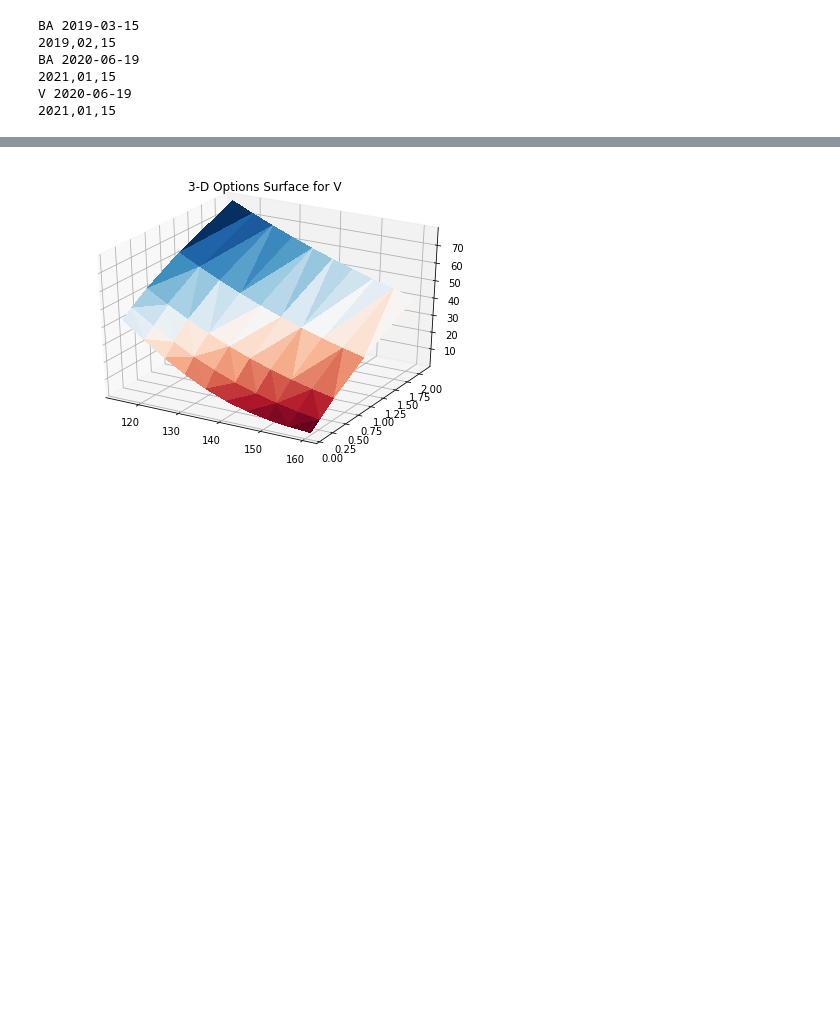
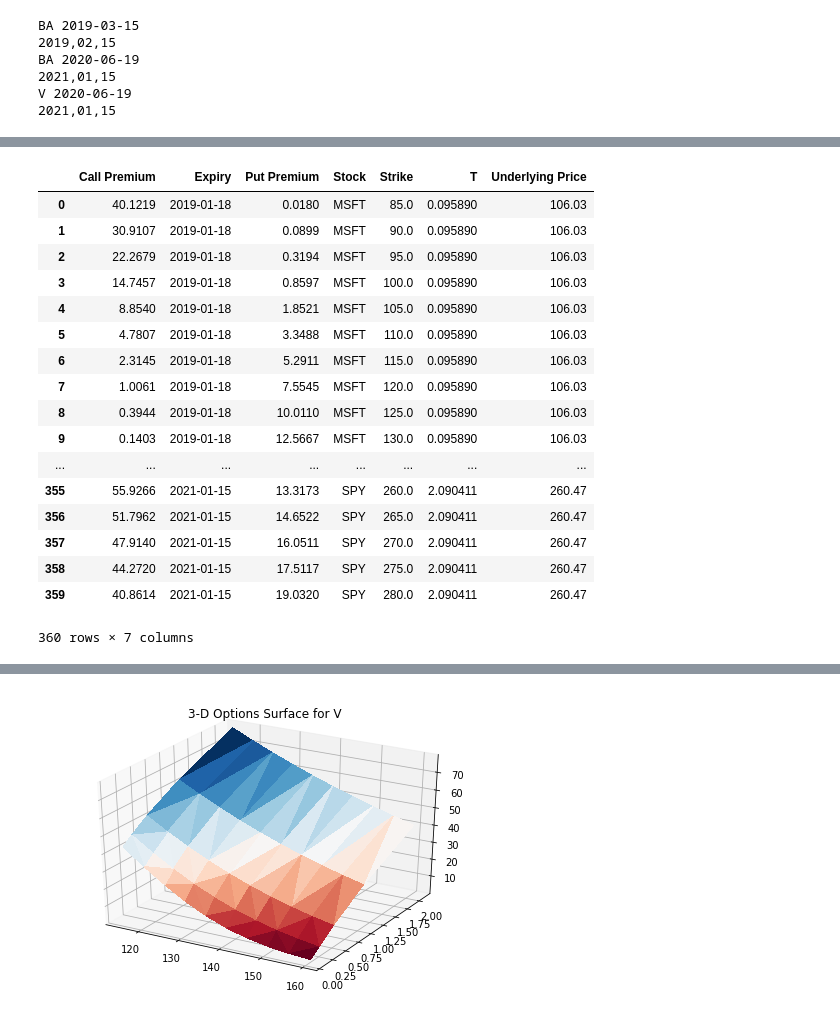
Before and after one commit to jaisal1024/options_realtime_modeling, a Jupyter notebook: options_modeling_v1.ipynb, the cells around one changed output, grey strips where cells are left out. Cells and saved outputs as stored; diff of their text form; code cells hidden in the pictures; blank space fills up the shorter version.

```diff
--- a/options_modeling_v1.ipynb
+++ b/options_modeling_v1.ipynb
@@ -240,0 +273,21 @@ for stock in strikes:
+# %%
+chains_extension
+# %% [output]
+|  | Call Premium | Expiry | Put Premium | Stock | Strike | T | Underlying Price |
+| 0 | 40.1219 | 2019-01-18 | 0.0180 | MSFT | 85.0 | 0.095890 | 106.03 |
+| 1 | 30.9107 | 2019-01-18 | 0.0899 | MSFT | 90.0 | 0.095890 | 106.03 |
+| 2 | 22.2679 | 2019-01-18 | 0.3194 | MSFT | 95.0 | 0.095890 | 106.03 |
+| 3 | 14.7457 | 2019-01-18 | 0.8597 | MSFT | 100.0 | 0.095890 | 106.03 |
+| 4 | 8.8540 | 2019-01-18 | 1.8521 | MSFT | 105.0 | 0.095890 | 106.03 |
+| 5 | 4.7807 | 2019-01-18 | 3.3488 | MSFT | 110.0 | 0.095890 | 106.03 |
+| 6 | 2.3145 | 2019-01-18 | 5.2911 | MSFT | 115.0 | 0.095890 | 106.03 |
+| 7 | 1.0061 | 2019-01-18 | 7.5545 | MSFT | 120.0 | 0.095890 | 106.03 |
+| 8 | 0.3944 | 2019-01-18 | 10.0110 | MSFT | 125.0 | 0.095890 | 106.03 |
+| 9 | 0.1403 | 2019-01-18 | 12.5667 | MSFT | 130.0 | 0.095890 | 106.03 |
+| ... | ... | ... | ... | ... | ... | ... | ... |
+| 355 | 55.9266 | 2021-01-15 | 13.3173 | SPY | 260.0 | 2.090411 | 260.47 |
+| 356 | 51.7962 | 2021-01-15 | 14.6522 | SPY | 265.0 | 2.090411 | 260.47 |
+| 357 | 47.9140 | 2021-01-15 | 16.0511 | SPY | 270.0 | 2.090411 | 260.47 |
+| 358 | 44.2720 | 2021-01-15 | 17.5117 | SPY | 275.0 | 2.090411 | 260.47 |
+| 359 | 40.8614 | 2021-01-15 | 19.0320 | SPY | 280.0 | 2.090411 | 260.47 |
+360 rows × 7 columns
```
Also changed, not shown: parts of 13 cells of this notebook.
